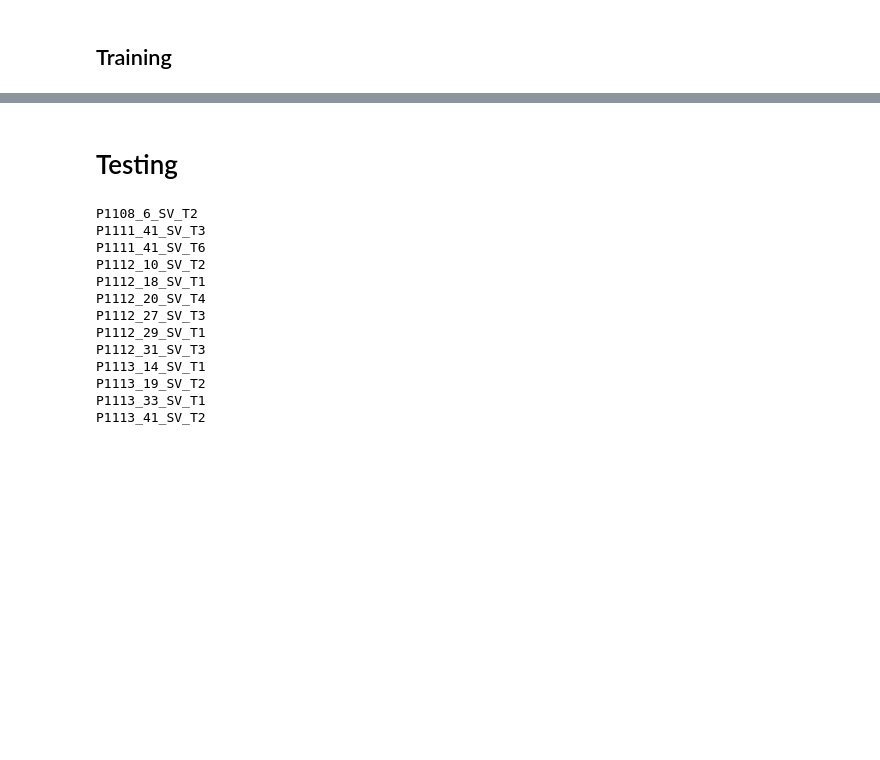
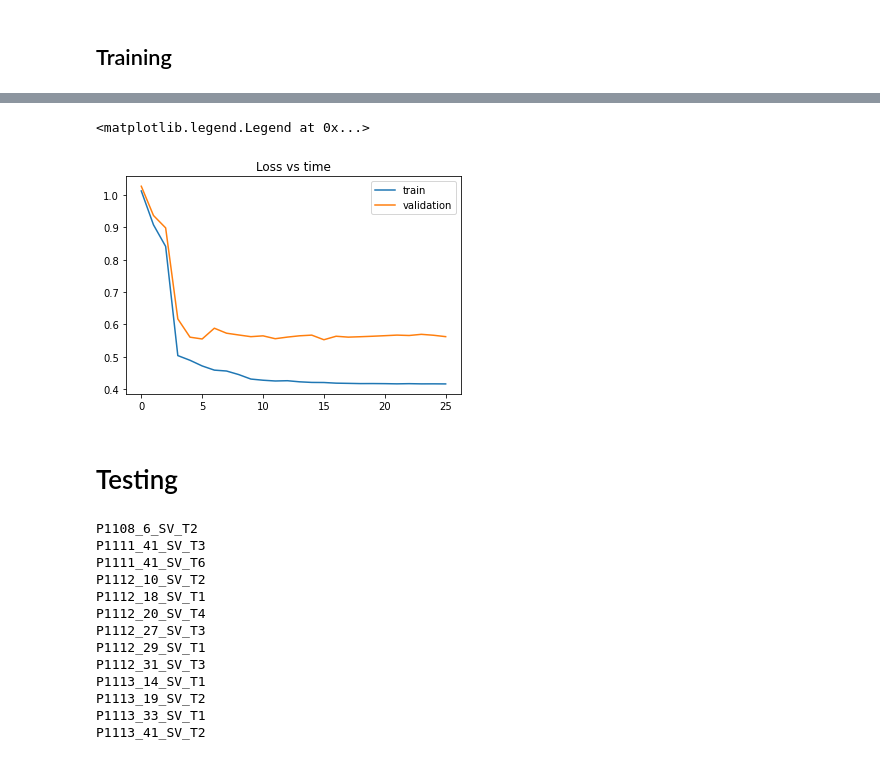
Before and after one commit to AmedeeRoy/BirdDL, a Jupyter notebook: SV_unet_lonlatcov_20_20_5s.ipynb, the cells around one changed output, grey strips where cells are left out. Saved outputs shown, nothing was run; the diff lists cells and outputs as text; code cells hidden in the pictures; blank space fills up the shorter version.

```diff
--- a/SV_unet_lonlatcov_20_20_5s.ipynb
+++ b/SV_unet_lonlatcov_20_20_5s.ipynb
@@ -326,3 +366,11 @@ Validation Loss: 0.68, Validation True Positive : 89.03 %, Validation True Negat
+# %%
+plt.title('Loss vs time')
+plt.plot(step_loss_train, label = 'train')
+plt.plot(step_loss_validation, label = 'validation')
+plt.legend()
+# %% [output]
+<matplotlib.legend.Legend at 0x...>
+[figure, added]
 # %% [markdown]
 # Testing
 # %%
```
Also changed, not shown: parts of 6 cells of this notebook.
